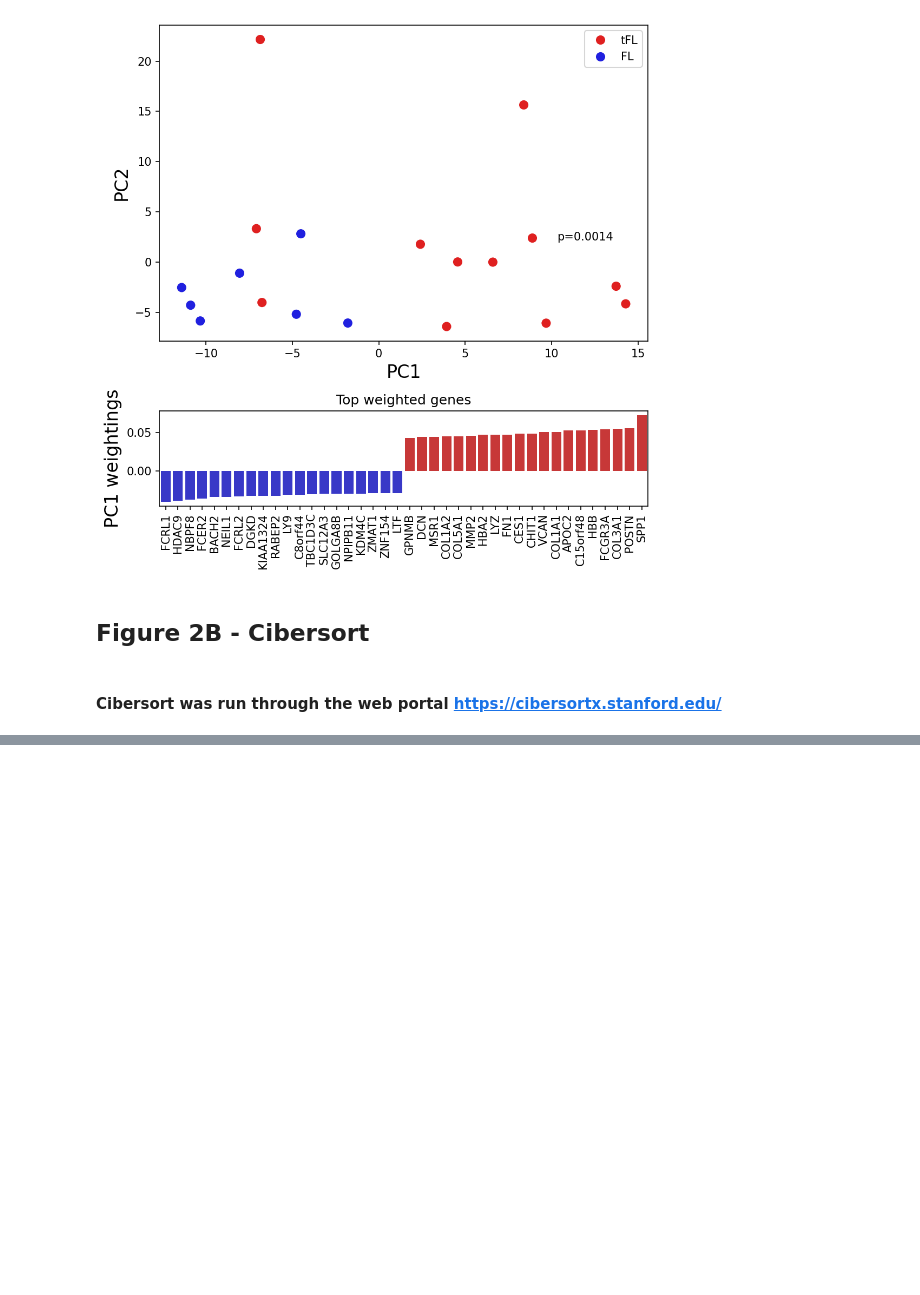
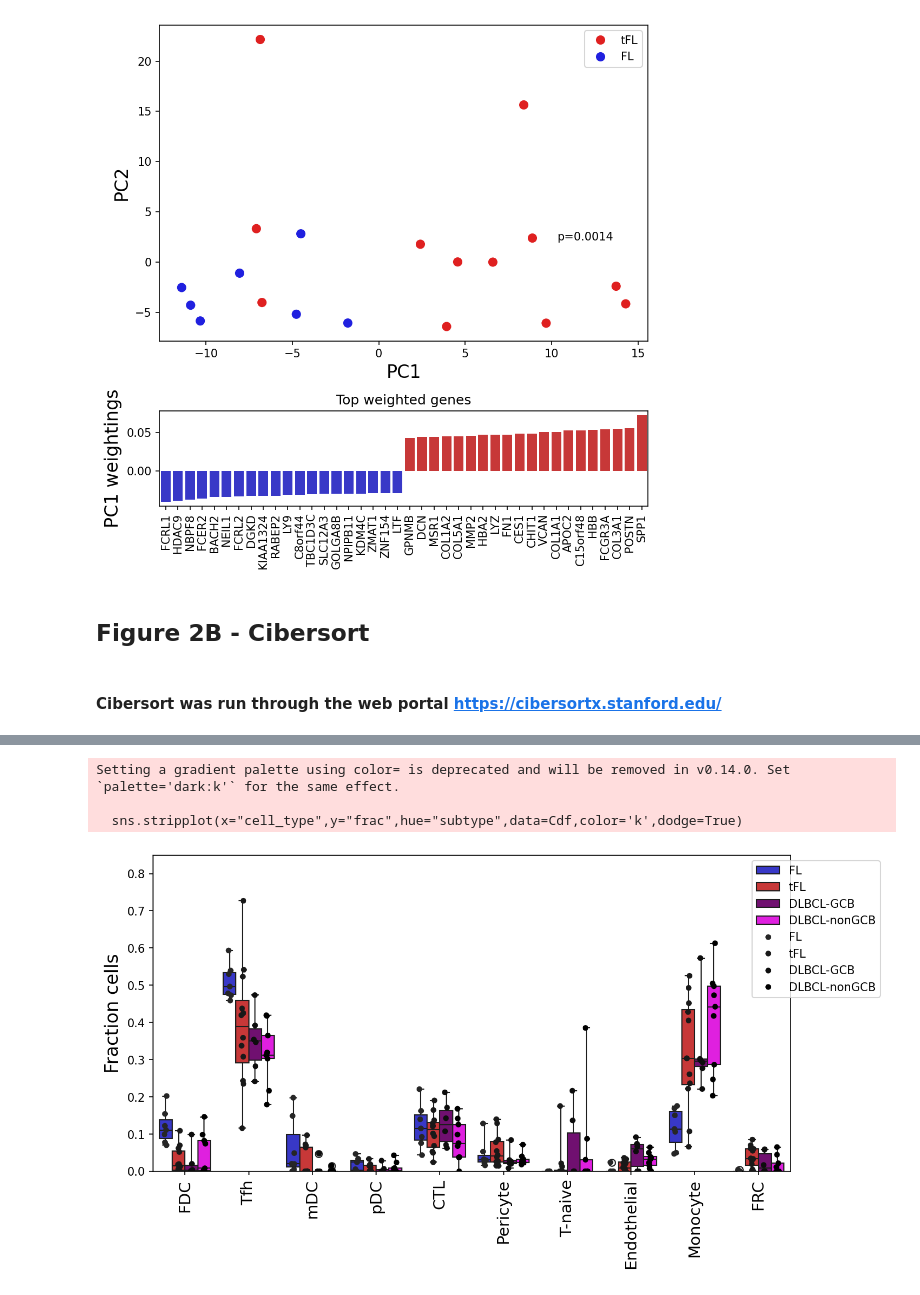
Before and after one commit to getzlab/FL_transformation_paper, a Jupyter notebook: figures/Figure2_bulk.ipynb, the cells around one changed output, grey strips where cells are left out. Drawn from its saved outputs; the diff is of its cells as text; code cells hidden in the pictures; blank space fills up the shorter version.

```diff
--- a/figures/Figure2_bulk.ipynb
+++ b/figures/Figure2_bulk.ipynb
@@ -183,0 +199,19 @@ Setting a gradient palette using color= is deprecated and will be removed in v0.
+# %%
+X = pd.read_csv('../data/bulk_RNA_gene_expression_matrix.csv.gz',index_col='gene_name')
+S = pd.read_csv('../data/bulk_metadata.txt',index_col='sample',sep='\t')
+C = pd.read_csv('../data/CIBERSORTx_FLspecific_signatures_100725.txt',sep='\t').set_index('Mixture')
+C = C[C.index.isin(S.index)]
+C['disease'] = S['disease']
+S['subtype_cat'] = (S['disease'] + '-' + S['subtype'].fillna('')).str.strip('-')
+
+Cdf = C.iloc[:,0:12].reset_index().melt(id_vars='Mixture',var_name='cell_type',value_name='score')
+Cdf['frac']=Cdf.groupby('Mixture')['score'].transform(lambda x : x/x.sum())
+Cdf[['disease','subtype']] = Cdf.join(S,on='Mixture')[['disease','subtype_cat']]
+# %%
+# Only test cell types reaching above 5% in some sample
+max_frac = Cdf.groupby('cell_type')['frac'].max()
+ct_test = max_frac.index[max_frac>.03]
+test_idx = Cdf['cell_type'].isin(ct_test)
+
+res = ranksum_df(Cdf[test_idx&(Cdf['disease'].isin(['tFL','DLBCL']))],'disease','frac',groupby='cell_type')
+res
@@ -183,0 +240,29 @@ Setting a gradient palette using color= is deprecated and will be removed in v0.
+# %%
+ttype_order = ['FL','tFL','DLBCL-GCB','DLBCL-nonGCB']
+Cdf = Cdf[Cdf['subtype'].isin(ttype_order)]
+Cdf['subtype'] = pd.Categorical(Cdf['subtype'],categories=ttype_order)
+# %%
+Cdf['cell_type'] = pd.Categorical(Cdf['cell_type'],categories=plot_order)
+Cdf = Cdf.sort_values('cell_type')
+
+plt.figure(figsize=(10,5))
+sns.boxplot(x="cell_type",y="frac",hue="subtype",data=Cdf,palette=disease_colors,whis=100)
+sns.stripplot(x="cell_type",y="frac",hue="subtype",data=Cdf,color='k',dodge=True)
+
+plt.xticks(rotation = 90,fontsize=14);
+plt.ylabel('Fraction cells')
+plt.xlabel('')
+
+for ct,row in res.iterrows():
+    if row['q']<.25:
+        xpos = plot_order.index(ct)
+        plt.text(xpos,.75,f"p={row['p']:.2f}\n(q={row['q']:.2f})",ha='center',fontsize=10.5)
+plt.ylim(0,.85)
+plt.legend(bbox_to_anchor=(1.15,1))
+
+plt.savefig('pdf/supplementary_fig2b_cibersort.pdf',bbox_inches='tight')
+# %% [output]
+Setting a gradient palette using color= is deprecated and will be removed in v0.14.0. Set `palette='dark:k'` for the same effect.
+
+  sns.stripplot(x="cell_type",y="frac",hue="subtype",data=Cdf,color='k',dodge=True)
+[figure, added]
```
Also changed, not shown: parts of 11 cells of this notebook.
